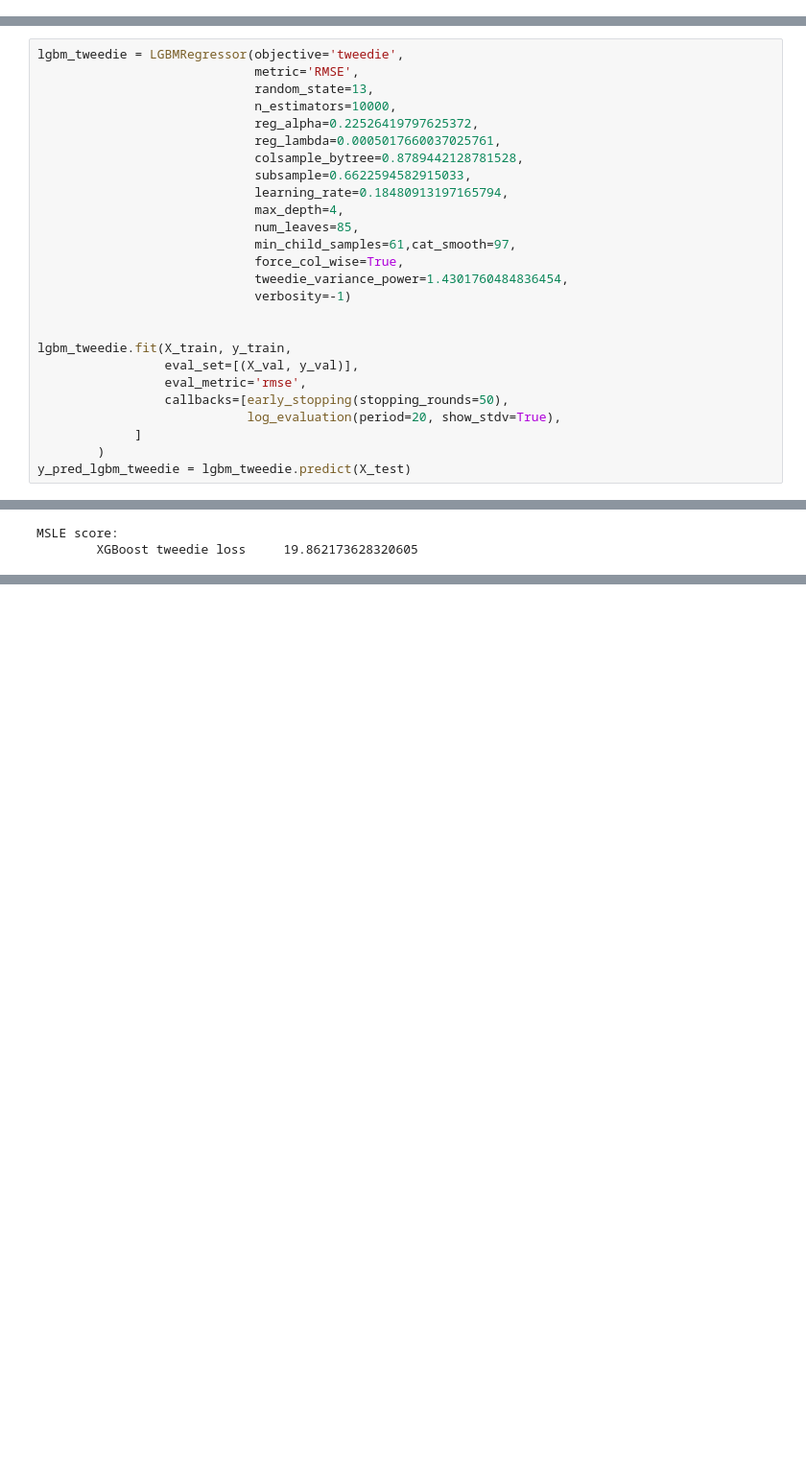
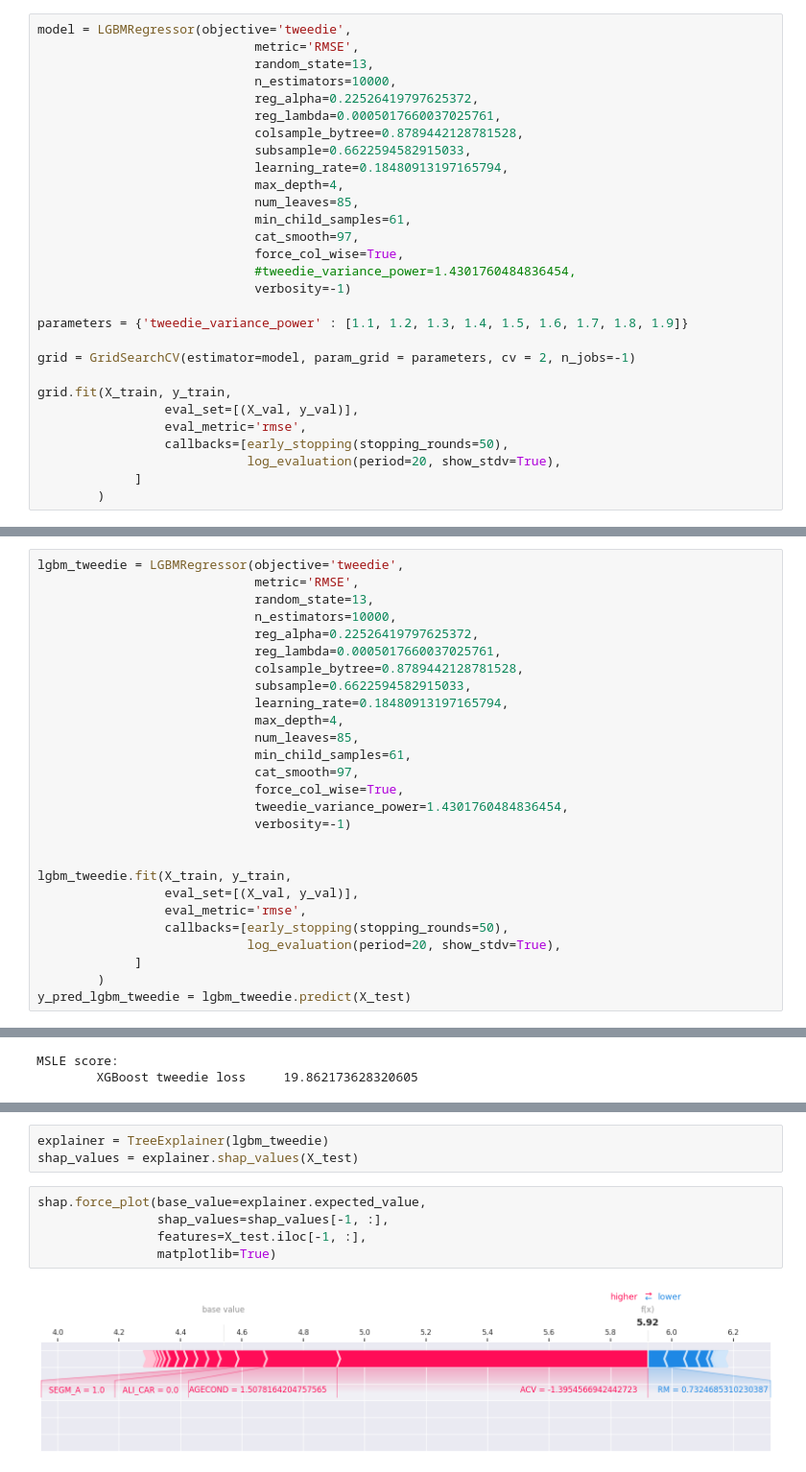
Before and after one commit to aderdouri/ActuarialThesis, a Jupyter notebook: Notebooks/Regressors/myRegressorsCompare.ipynb, the cells around one changed output, grey strips where cells are left out. Shown at 96% size. Saved outputs shown, nothing was run; the diff lists cells and outputs as text; blank space fills up the shorter version.

```diff
--- a/Notebooks/Regressors/myRegressorsCompare.ipynb
+++ b/Notebooks/Regressors/myRegressorsCompare.ipynb
@@ -170,3 +251,32 @@ fig.savefig('./ActuarialThesis/plots_rgr/myCatBoostRegressorLorenzCurve.pdf')
 # %%
 import warnings
 warnings.filterwarnings("ignore", category=UserWarning)
+# %%
+model = LGBMRegressor(objective='tweedie',
+                             metric='RMSE',
+                             random_state=13,
+                             n_estimators=10000,
+                             reg_alpha=0.22526419797625372,
+                             reg_lambda=0.0005017660037025761,
+                             colsample_bytree=0.8789442128781528,
+                             subsample=0.6622594582915033,
+                             learning_rate=0.18480913197165794,
+                             max_depth=4,
+                             num_leaves=85,
+                             min_child_samples=61,
+                             cat_smooth=97,
+                             force_col_wise=True,
+                             #tweedie_variance_power=1.4301760484836454,
+                             verbosity=-1)
+
+parameters = {'tweedie_variance_power' : [1.1, 1.2, 1.3, 1.4, 1.5, 1.6, 1.7, 1.8, 1.9]}
+
+grid = GridSearchCV(estimator=model, param_grid = parameters, cv = 2, n_jobs=-1)
+
+grid.fit(X_train, y_train,
+                 eval_set=[(X_val, y_val)],
+                 eval_metric='rmse',
+                 callbacks=[early_stopping(stopping_rounds=50),
+                            log_evaluation(period=20, show_stdv=True),
+             ]
+        )
@@ -182,7 +319,8 @@ lgbm_tweedie = LGBMRegressor(objective='tweedie',
                              learning_rate=0.18480913197165794,
                              max_depth=4,
                              num_leaves=85,
-                             min_child_samples=61,cat_smooth=97,
+                             min_child_samples=61,
+                             cat_smooth=97,
                              force_col_wise=True,
                              tweedie_variance_power=1.4301760484836454,
                              verbosity=-1)
@@ -223,0 +394,10 @@ fig.savefig('./ActuarialThesis/plots_rgr/myCatBoostRegressorLorenzCurve.pdf')
+# %%
+explainer = TreeExplainer(lgbm_tweedie)
+shap_values = explainer.shap_values(X_test)
+# %%
+shap.force_plot(base_value=explainer.expected_value,
+                shap_values=shap_values[-1, :],
+                features=X_test.iloc[-1, :],
+                matplotlib=True)
+# %% [output]
+[figure, added]
```
Also changed, not shown: parts of 29 cells of this notebook.
